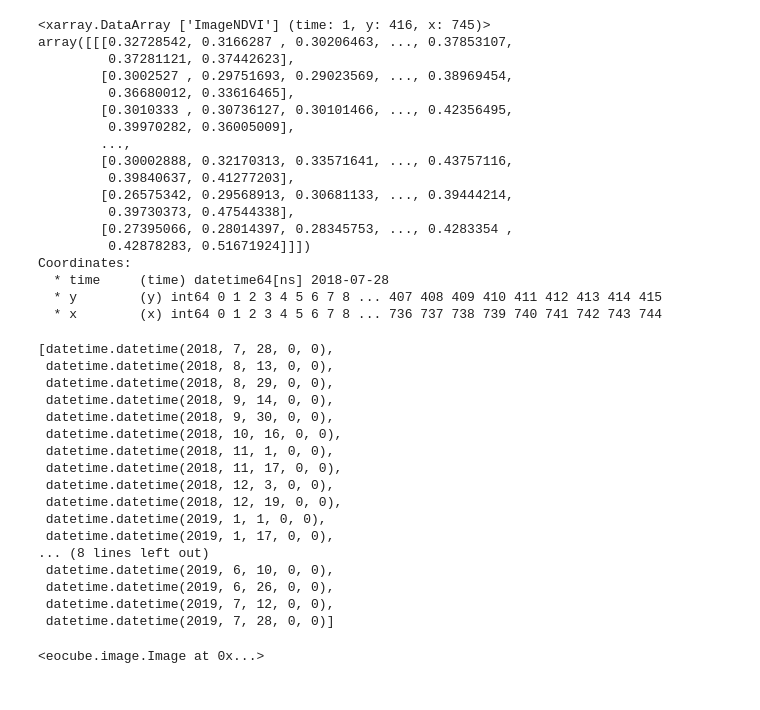
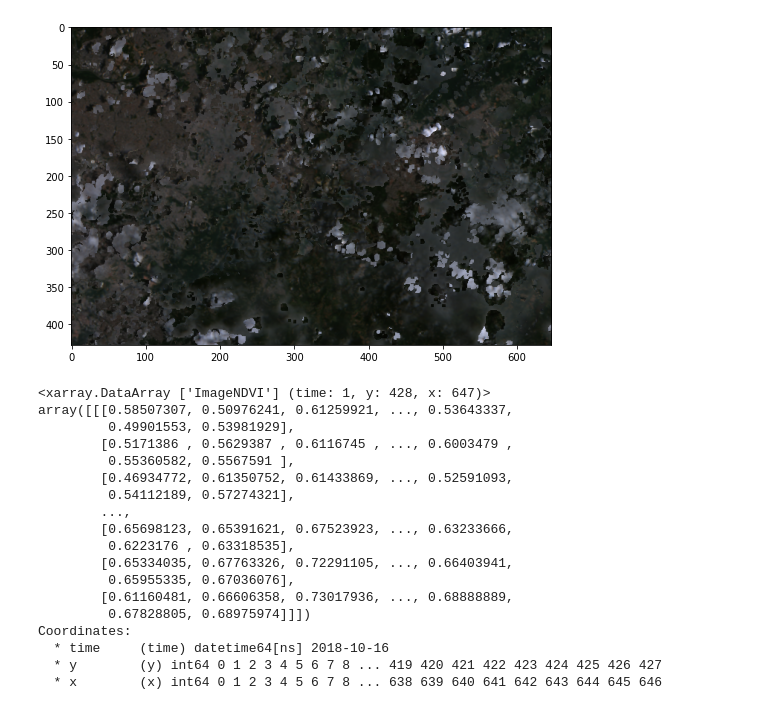
Before and after one commit to AbnerErnaniADSFatec/in-prog-geo, a Jupyter notebook: prog-geo/api-eodc-testes/EOCubeTests.ipynb, the cells around one changed output. Drawn from its saved outputs; the diff is of its cells as text; code cells hidden in the pictures.

```diff
--- a/prog-geo/api-eodc-testes/EOCubeTests.ipynb
+++ b/prog-geo/api-eodc-testes/EOCubeTests.ipynb
@@ -124,0 +168,3 @@ Attributes:
+# %%
+rgb = eocube_service.calculateColorComposition('2030-01-01')
+rgb
@@ -125,47 +189,31 @@ Attributes:
+# %%
+plt.figure(figsize=(10, 5))
+plt.imshow(rgb.values[0])
+plt.tight_layout()
+
+plt.show()
+# %% [output]
+[figure, added]
 # %%
-eocube_service.calculateNDVI('2018-01-01')
+ndvi = eocube_service.calculateNDVI('2010-01-01')
+ndvi
 # %% [output]
-<xarray.DataArray ['ImageNDVI'] (time: 1, y: 416, x: 745)>
-array([[[0.32728542, 0.3166287 , 0.30206463, ..., 0.37853107,
-         0.37281121, 0.37442623],
-        [0.3002527 , 0.29751693, 0.29023569, ..., 0.38969454,
-         0.36680012, 0.33616465],
-        [0.3010333 , 0.30736127, 0.30101466, ..., 0.42356495,
-         0.39970282, 0.36005009],
+<xarray.DataArray ['ImageNDVI'] (time: 1, y: 428, x: 647)>
+array([[[0.58507307, 0.50976241, 0.61259921, ..., 0.53643337,
+         0.49901553, 0.53981929],
+        [0.5171386 , 0.5629387 , 0.6116745 , ..., 0.6003479 ,
+         0.55360582, 0.5567591 ],
+        [0.46934772, 0.61350752, 0.61433869, ..., 0.52591093,
+         0.54112189, 0.57274321],
         ...,
-        [0.30002888, 0.32170313, 0.33571641, ..., 0.43757116,
-         0.39840637, 0.41277203],
-        [0.26575342, 0.29568913, 0.30681133, ..., 0.39444214,
-         0.39730373, 0.47544338],
-        [0.27395066, 0.28014397, 0.28345753, ..., 0.4283354 ,
-         0.42878283, 0.51671924]]])
+        [0.65698123, 0.65391621, 0.67523923, ..., 0.63233666,
+         0.6223176 , 0.63318535],
+        [0.65334035, 0.67763326, 0.72291105, ..., 0.66403941,
+         0.65955335, 0.67036076],
+        [0.61160481, 0.66606358, 0.73017936, ..., 0.68888889,
+         0.67828805, 0.68975974]]])
 Coordinates:
-  * time     (time) datetime64[ns] 2018-07-28
-  * y        (y) int64 0 1 2 3 4 5 6 7 8 ... 407 408 409 410 411 412 413 414 415
-  * x        (x) int64 0 1 2 3 4 5 6 7 8 ... 736 737 738 739 740 741 742 743 744
+  * time     (time) datetime64[ns] 2018-10-16
+  * y        (y) int64 0 1 2 3 4 5 6 7 8 ... 419 420 421 422 423 424 425 426 427
+  * x        (x) int64 0 1 2 3 4 5 6 7 8 ... 638 639 640 641 642 643 644 645 646
-# %%
-timeline = eocube_service.timeline
-timeline
-# %% [output]
-[datetime.datetime(2018, 7, 28, 0, 0),
- datetime.datetime(2018, 8, 13, 0, 0),
- datetime.datetime(2018, 8, 29, 0, 0),
- datetime.datetime(2018, 9, 14, 0, 0),
- datetime.datetime(2018, 9, 30, 0, 0),
- datetime.datetime(2018, 10, 16, 0, 0),
- datetime.datetime(2018, 11, 1, 0, 0),
- datetime.datetime(2018, 11, 17, 0, 0),
- datetime.datetime(2018, 12, 3, 0, 0),
- datetime.datetime(2018, 12, 19, 0, 0),
- datetime.datetime(2019, 1, 1, 0, 0),
- datetime.datetime(2019, 1, 17, 0, 0),
-... (8 lines left out)
- datetime.datetime(2019, 6, 10, 0, 0),
- datetime.datetime(2019, 6, 26, 0, 0),
- datetime.datetime(2019, 7, 12, 0, 0),
- datetime.datetime(2019, 7, 28, 0, 0)]
-# %%
-eocube_service.data_images[timeline[0]]
-# %% [output]
-<eocube.image.Image at 0x...>
 # %%
```
Also changed, not shown: parts of 23 cells of this notebook, 1 other file.
